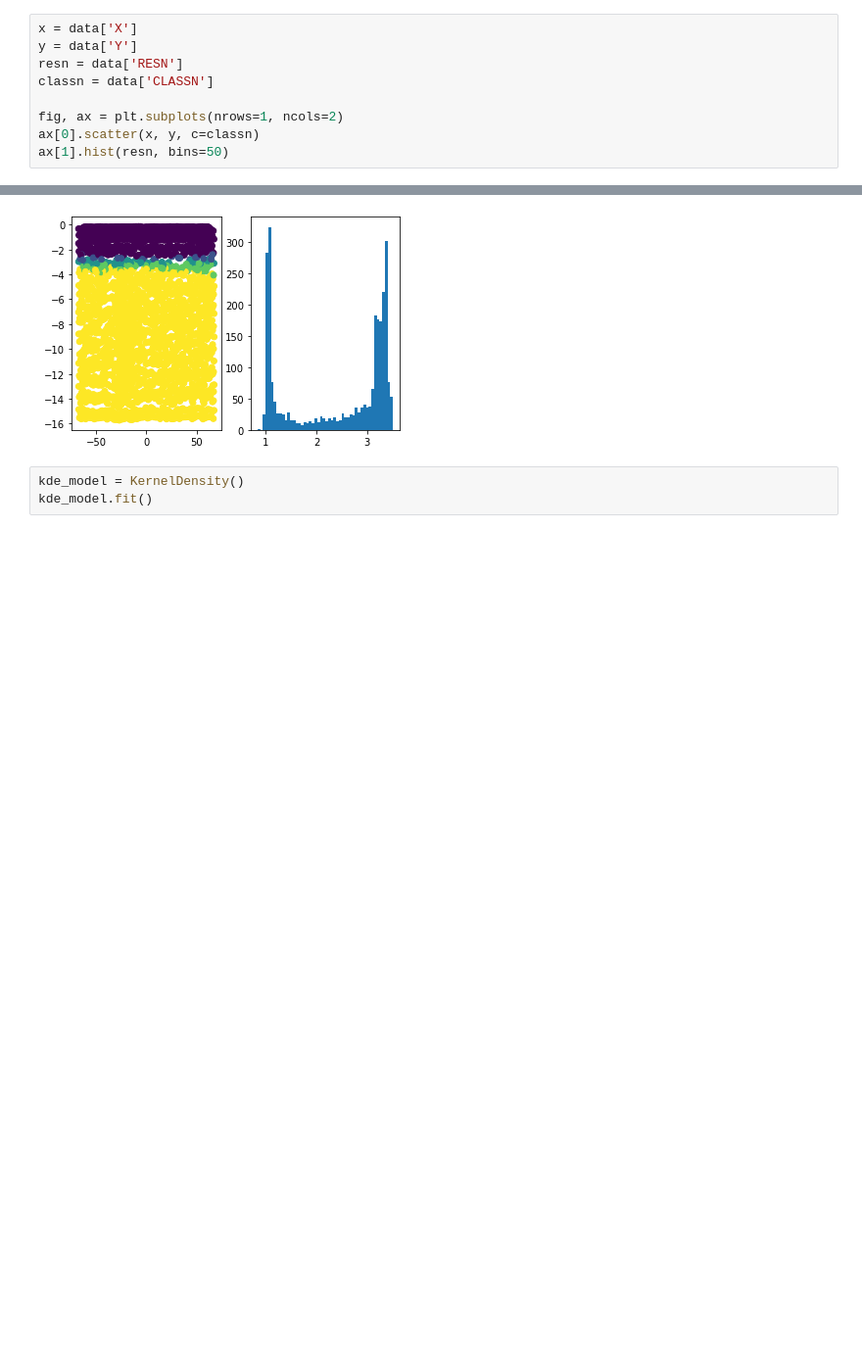
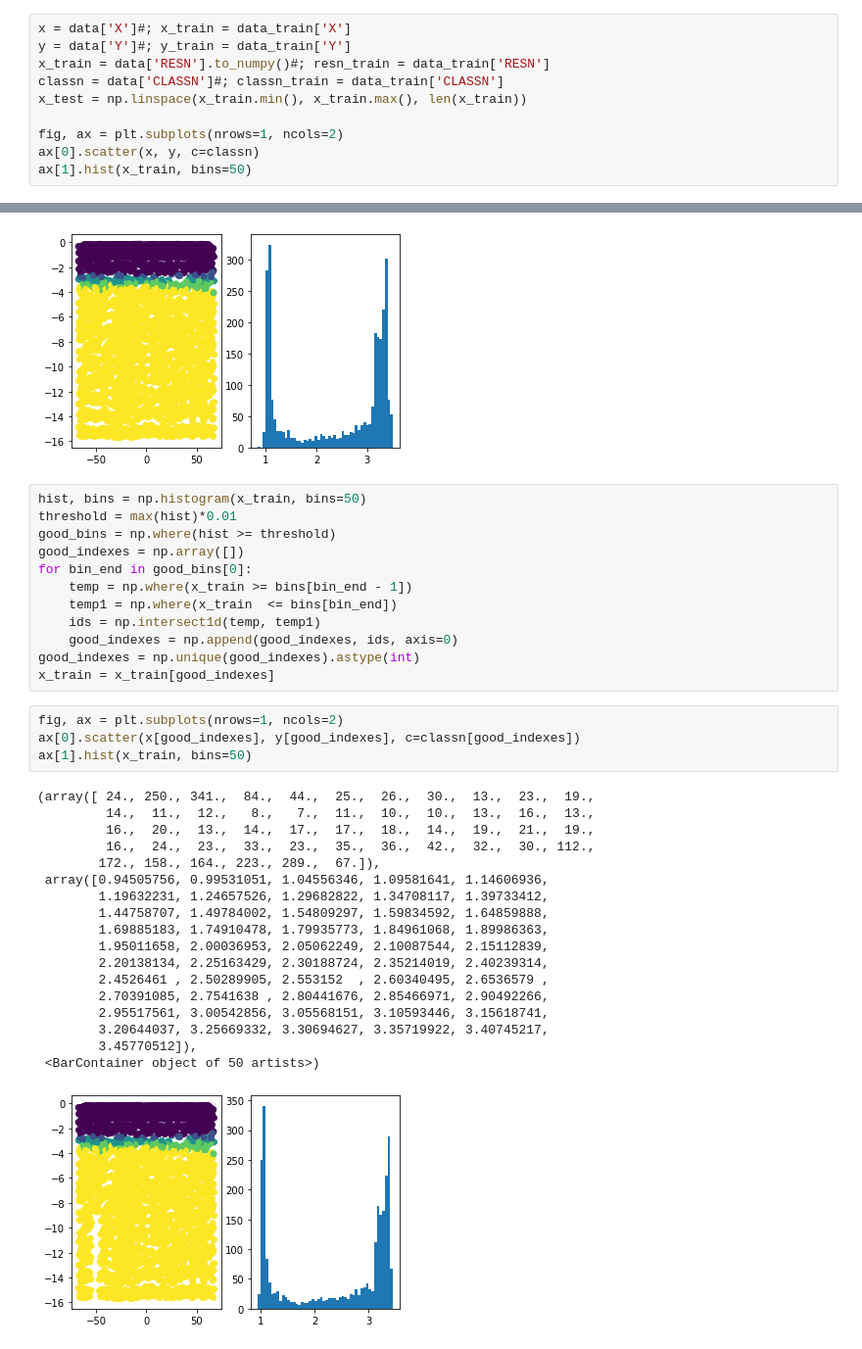
Before and after one commit to felikskiszkurno/SlopeStability, a Jupyter notebook: notebooks_sketch/kde.ipynb, the cells around one changed output, grey strips where cells are left out. Shown: that part at 98% size. Cells and saved outputs as stored; diff of their text form; blank space fills up the shorter version.

```diff
--- a/notebooks_sketch/kde.ipynb
+++ b/notebooks_sketch/kde.ipynb
@@ -11,12 +12,13 @@ data_train = pd.read_csv('../results/data/hor_11.csv')
 # %%
-x = data['X']
-y = data['Y']
-resn = data['RESN']
-classn = data['CLASSN']
+x = data['X']#; x_train = data_train['X']
+y = data['Y']#; y_train = data_train['Y']
+x_train = data['RESN'].to_numpy()#; resn_train = data_train['RESN']
+classn = data['CLASSN']#; classn_train = data_train['CLASSN']
+x_test = np.linspace(x_train.min(), x_train.max(), len(x_train))
 
 fig, ax = plt.subplots(nrows=1, ncols=2)
 ax[0].scatter(x, y, c=classn)
-ax[1].hist(resn, bins=50)
+ax[1].hist(x_train, bins=50)
 # %% [output]
 (array([  2.,   0.,  24., 283., 324.,  77.,  45.,  26.,  27.,  24.,  15.,
          28.,  15.,  15.,  10.,  10.,   7.,  12.,  11.,  13.,  11.,  18.,
@@ -36,6 +38,38 @@ ax[1].hist(resn, bins=50)
         3.51238341]),
  <BarContainer object of 50 artists>)
 [figure]
-# %%
-kde_model = KernelDensity()
-kde_model.fit()
+# %%
+hist, bins = np.histogram(x_train, bins=50)
+threshold = max(hist)*0.01
+good_bins = np.where(hist >= threshold)
+good_indexes = np.array([])
+for bin_end in good_bins[0]:
+    temp = np.where(x_train >= bins[bin_end - 1])
+    temp1 = np.where(x_train  <= bins[bin_end])
+    ids = np.intersect1d(temp, temp1)
+    good_indexes = np.append(good_indexes, ids, axis=0)
+good_indexes = np.unique(good_indexes).astype(int)
+x_train = x_train[good_indexes]
+# %%
+fig, ax = plt.subplots(nrows=1, ncols=2)
+ax[0].scatter(x[good_indexes], y[good_indexes], c=classn[good_indexes])
+ax[1].hist(x_train, bins=50)
+# %% [output]
+(array([ 24., 250., 341.,  84.,  44.,  25.,  26.,  30.,  13.,  23.,  19.,
+         14.,  11.,  12.,   8.,   7.,  11.,  10.,  10.,  13.,  16.,  13.,
+         16.,  20.,  13.,  14.,  17.,  17.,  18.,  14.,  19.,  21.,  19.,
+         16.,  24.,  23.,  33.,  23.,  35.,  36.,  42.,  32.,  30., 112.,
+        172., 158., 164., 223., 289.,  67.]),
+ array([0.94505756, 0.99531051, 1.04556346, 1.09581641, 1.14606936,
+        1.19632231, 1.24657526, 1.29682822, 1.34708117, 1.39733412,
+        1.44758707, 1.49784002, 1.54809297, 1.59834592, 1.64859888,
+        1.69885183, 1.74910478, 1.79935773, 1.84961068, 1.89986363,
+        1.95011658, 2.00036953, 2.05062249, 2.10087544, 2.15112839,
+        2.20138134, 2.25163429, 2.30188724, 2.35214019, 2.40239314,
+        2.4526461 , 2.50289905, 2.553152  , 2.60340495, 2.6536579 ,
+        2.70391085, 2.7541638 , 2.80441676, 2.85466971, 2.90492266,
+        2.95517561, 3.00542856, 3.05568151, 3.10593446, 3.15618741,
+        3.20644037, 3.25669332, 3.30694627, 3.35719922, 3.40745217,
+        3.45770512]),
+ <BarContainer object of 50 artists>)
+[figure, added]
```
Also changed, not shown: parts of 4 cells of this notebook, 9 other files.
